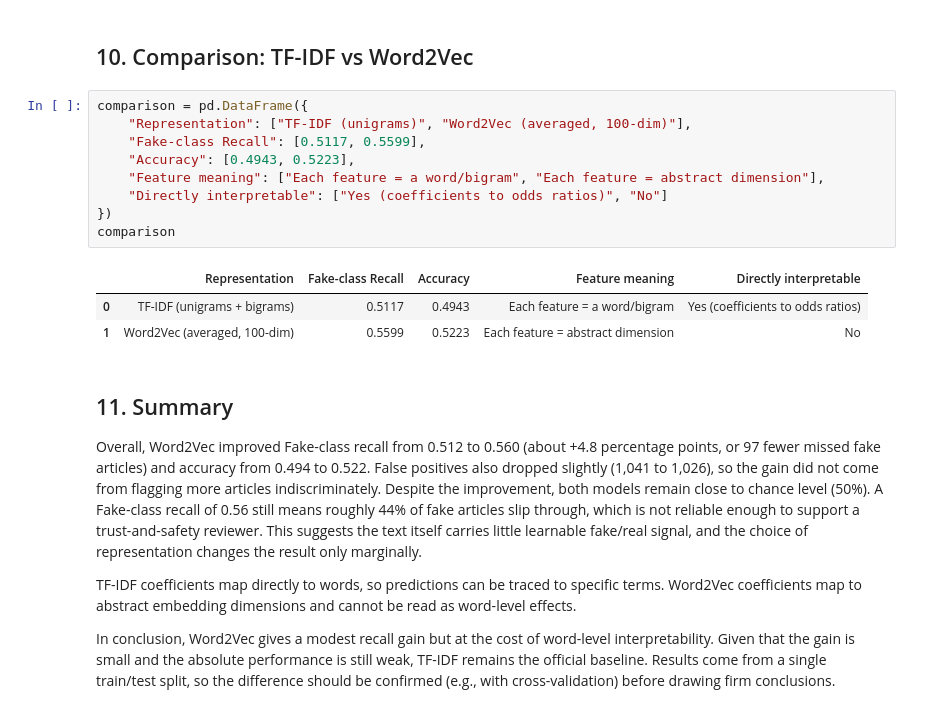
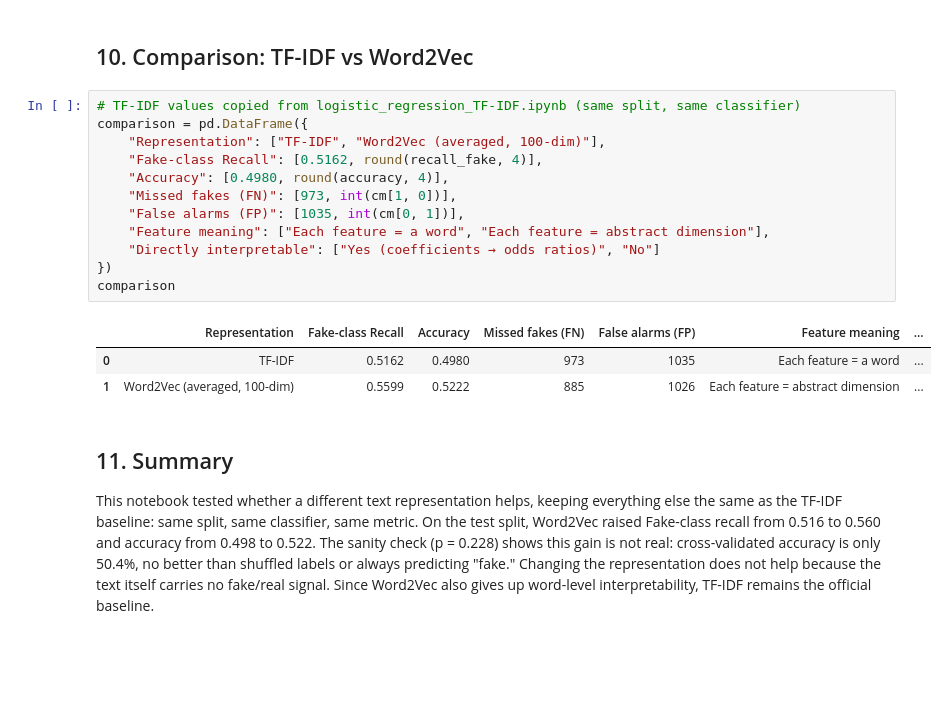
Before and after one commit to jirapon000/XDS_Fake_New_Detection, a Jupyter notebook: logistic_regression_word2vec.ipynb, the cells around one changed output. Saved outputs shown, nothing was run; the diff lists cells and outputs as text; blank space fills up the shorter version.

Commit message:
re-run logistic regression Word2vec and fix explanation

```diff
--- a/logistic_regression_word2vec.ipynb
+++ b/logistic_regression_word2vec.ipynb
@@ -219,22 +254,22 @@ The nearest neighbors of query words (e.g., *economy*, *government*, *health*) a
 # %% [markdown]
 ## 10. Comparison: TF-IDF vs Word2Vec
 # %%
+# TF-IDF values copied from logistic_regression_TF-IDF.ipynb (same split, same classifier)
 comparison = pd.DataFrame({
-    "Representation": ["TF-IDF (unigrams)", "Word2Vec (averaged, 100-dim)"],
-    "Fake-class Recall": [0.5117, 0.5599],
-    "Accuracy": [0.4943, 0.5223],
-    "Feature meaning": ["Each feature = a word/bigram", "Each feature = abstract dimension"],
-    "Directly interpretable": ["Yes (coefficients to odds ratios)", "No"]
+    "Representation": ["TF-IDF", "Word2Vec (averaged, 100-dim)"],
+    "Fake-class Recall": [0.5162, round(recall_fake, 4)],
+    "Accuracy": [0.4980, round(accuracy, 4)],
+    "Missed fakes (FN)": [973, int(cm[1, 0])],
+    "False alarms (FP)": [1035, int(cm[0, 1])],
+    "Feature meaning": ["Each feature = a word", "Each feature = abstract dimension"],
+    "Directly interpretable": ["Yes (coefficients → odds ratios)", "No"]
 })
 comparison
 # %% [output]
-|  | Representation | Fake-class Recall | Accuracy | Feature meaning | Directly interpretable |
-| 0 | TF-IDF (unigrams + bigrams) | 0.5117 | 0.4943 | Each feature = a word/bigram | Yes (coefficients to odds ratios) |
-| 1 | Word2Vec (averaged, 100-dim) | 0.5599 | 0.5223 | Each feature = abstract dimension | No |
+|  | Representation | Fake-class Recall | Accuracy | Missed fakes (FN) | False alarms (FP) | Feature meaning | ... |
+| 0 | TF-IDF | 0.5162 | 0.4980 | 973 | 1035 | Each feature = a word | ... |
+| 1 | Word2Vec (averaged, 100-dim) | 0.5599 | 0.5222 | 885 | 1026 | Each feature = abstract dimension | ... |
 # %% [markdown]
 ## 11. Summary
-Overall, Word2Vec improved Fake-class recall from 0.512 to 0.560 (about +4.8 percentage points, or 97 fewer missed fake articles) and accuracy from 0.494 to 0.522. False positives also dropped slightly (1,041 to 1,026), so the gain did not come from flagging more articles indiscriminately. Despite the improvement, both models remain close to chance level (50%). A Fake-class recall of 0.56 still means roughly 44% of fake articles slip through, which is not reliable enough to support a trust-and-safety reviewer. This suggests the text itself carries little learnable fake/real signal, and the choice of representation changes the result only marginally.
 
-TF-IDF coefficients map directly to words, so predictions can be traced to specific terms. Word2Vec coefficients map to abstract embedding dimensions and cannot be read as word-level effects.
-
-In conclusion, Word2Vec gives a modest recall gain but at the cost of word-level interpretability. Given that the gain is small and the absolute performance is still weak, TF-IDF remains the official baseline. Results come from a single train/test split, so the difference should be confirmed (e.g., with cross-validation) before drawing firm conclusions.
+This notebook tested whether a different text representation helps, keeping everything else the same as the TF-IDF baseline: same split, same classifier, same metric. On the test split, Word2Vec raised Fake-class recall from 0.516 to 0.560 and accuracy from 0.498 to 0.522. The sanity check (p = 0.228) shows this gain is not real: cross-validated accuracy is only 50.4%, no better than shuffled labels or always predicting "fake." Changing the representation does not help because the text itself carries no fake/real signal. Since Word2Vec also gives up word-level interpretability, TF-IDF remains the official baseline.
```
Also changed, not shown: parts of 7 cells of this notebook.
